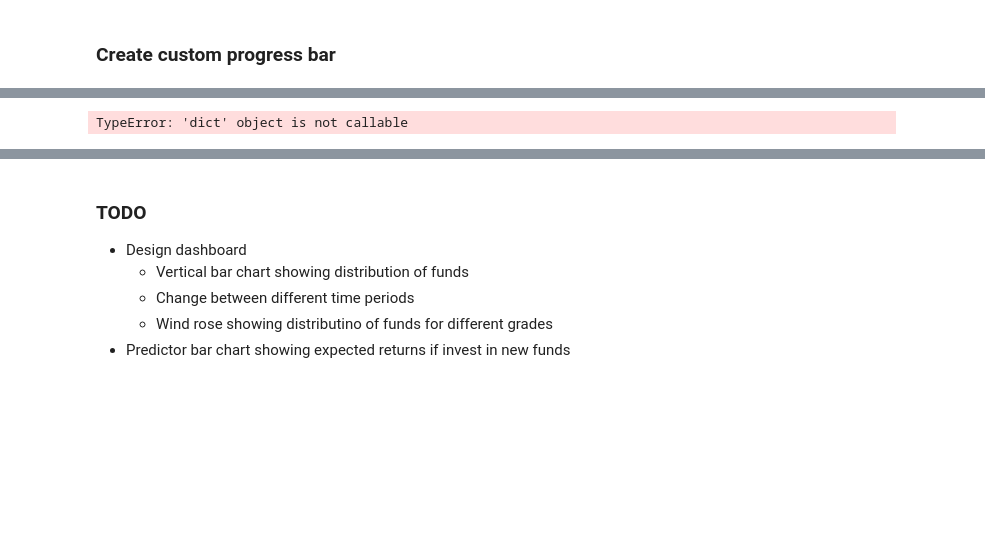
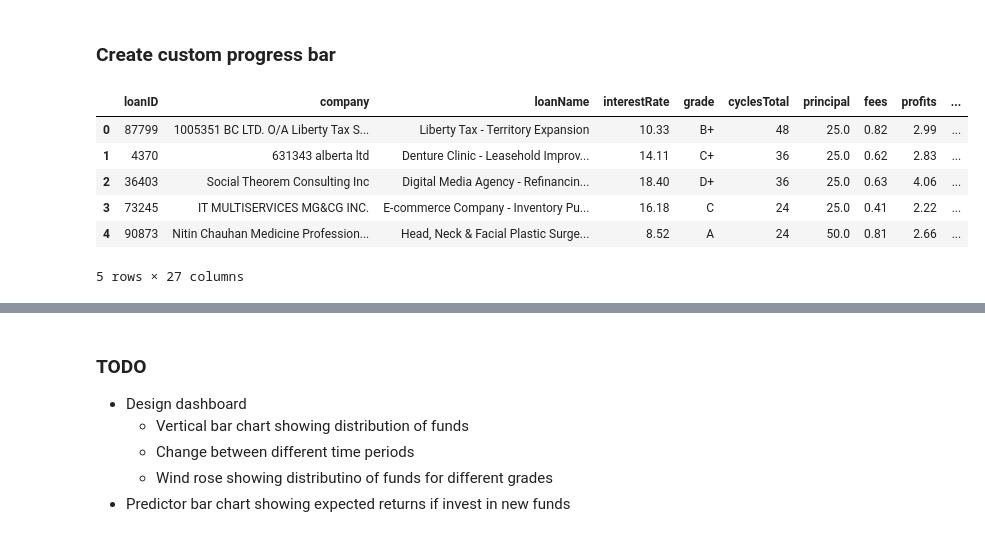
Before and after one commit to christeefy/LendingLoopDashboard, a Jupyter notebook: Lending Loop.ipynb, the cells around one changed output, grey strips where cells are left out. Saved outputs shown, nothing was run; the diff lists cells and outputs as text; code cells hidden in the pictures; blank space fills up the shorter version.

```diff
--- a/Lending Loop.ipynb
+++ b/Lending Loop.ipynb
@@ -224,3 +284,14 @@ display_DF(notesDF, 10)
+# %%
+analyzedNotesDF = analyze_notes(notesDF)
+display_DF(analyzedNotesDF)
+# %% [output]
+|  | loanID | company | loanName | interestRate | grade | cyclesTotal | principal | fees | profits | ... |
+| 0 | 87799 | 1005351 BC LTD. O/A Liberty Tax S... | Liberty Tax - Territory Expansion | 10.33 | B+ | 48 | 25.0 | 0.82 | 2.99 | ... |
+| 1 | 4370 | 631343 alberta ltd | Denture Clinic - Leasehold Improv... | 14.11 | C+ | 36 | 25.0 | 0.62 | 2.83 | ... |
+| 2 | 36403 | Social Theorem Consulting Inc | Digital Media Agency - Refinancin... | 18.40 | D+ | 36 | 25.0 | 0.63 | 4.06 | ... |
+| 3 | 73245 | IT MULTISERVICES MG&CG INC. | E-commerce Company - Inventory Pu... | 16.18 | C | 24 | 25.0 | 0.41 | 2.22 | ... |
+| 4 | 90873 | Nitin Chauhan Medicine Profession... | Head, Neck & Facial Plastic Surge... | 8.52 | A | 24 | 50.0 | 0.81 | 2.66 | ... |
+5 rows × 27 columns
 # %%
 def progress_bar(DF):
     '''
@@ -413,7 +427,3 @@ fundsDict = notesDF.groupBy('grade').agg(F.sum('principal')).rdd.collectAsMap()
-# %%
-fundsDict('A')
-# %% [output]
-TypeError: 'dict' object is not callable
 # %%
 def wind_rose(DF):
     '''
```
Also changed, not shown: parts of 12 cells of this notebook.
